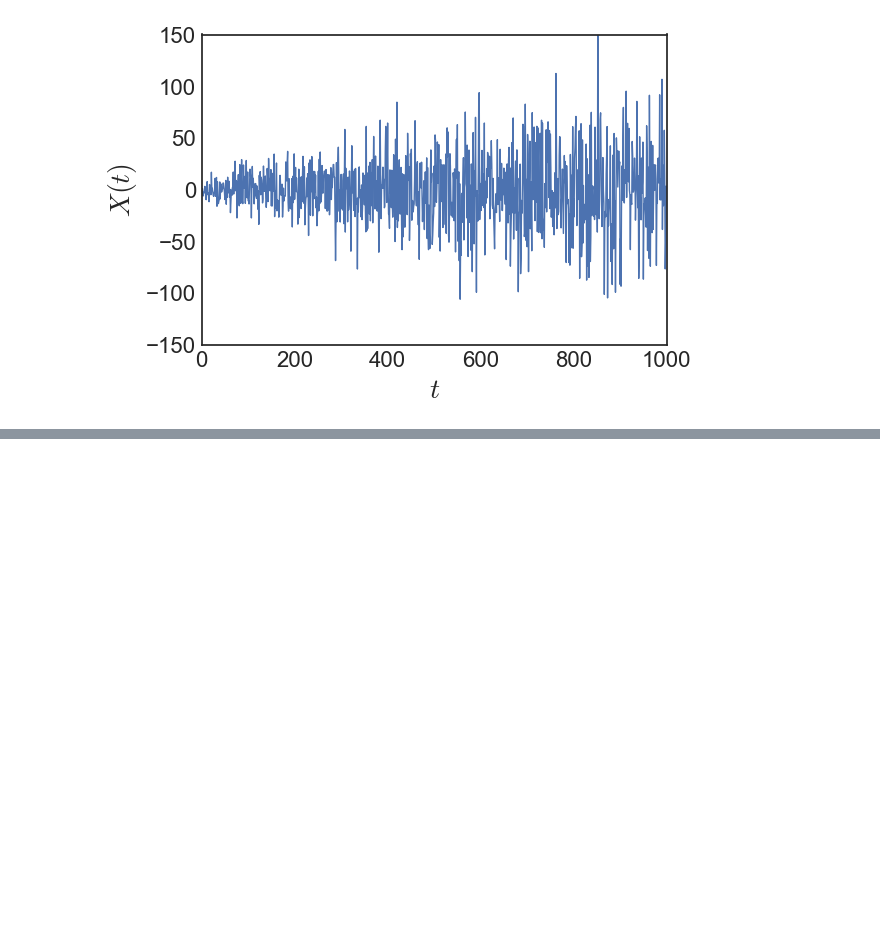
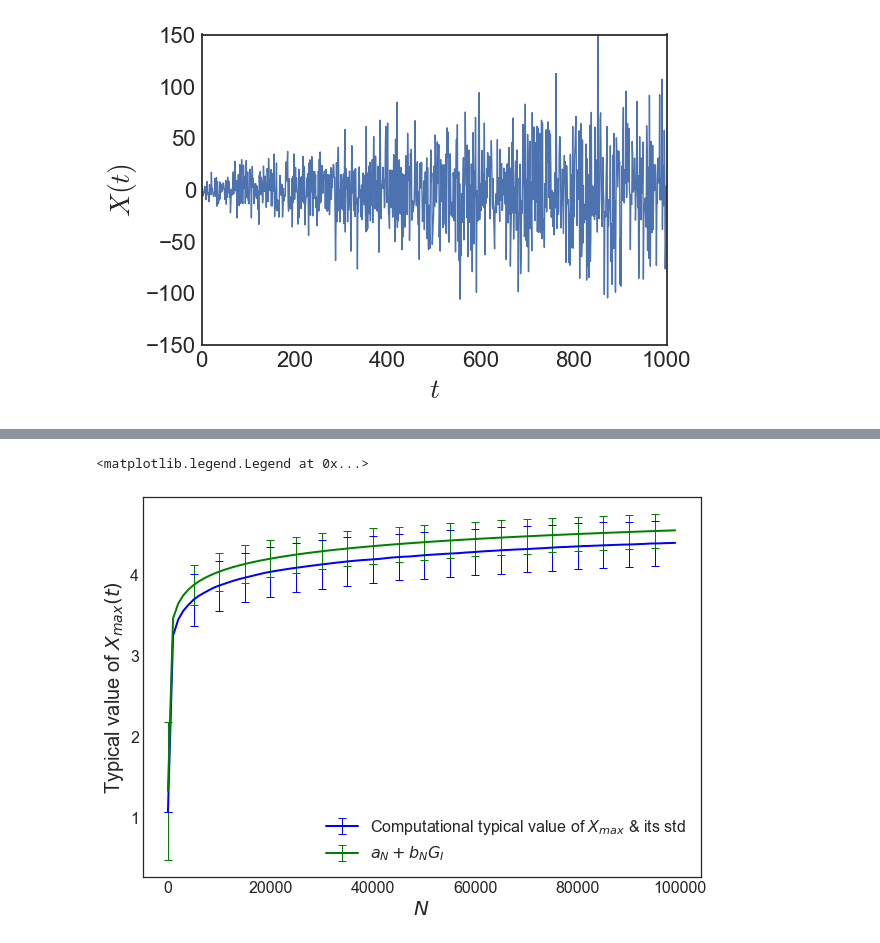
Before and after one commit to mkhm/ictp-spring-college-complex-systems-2018, a Jupyter notebook: evs-leader-brownian-particles.ipynb, the cells around one changed output, grey strips where cells are left out. Saved outputs shown, nothing was run; the diff lists cells and outputs as text; code cells hidden in the pictures; blank space fills up the shorter version.

```diff
--- a/evs-leader-brownian-particles.ipynb
+++ b/evs-leader-brownian-particles.ipynb
@@ -62,0 +121,15 @@ plt.legend(loc='best', fontsize=16)
+# %%
+%%time
+
+mu = 0
+D = 1
+N = 100000
+t = np.arange(N)
+t[:] = 1
+sigma = np.sqrt(2*D*t)
+sigma[:] = 1
+sigma[0] = 1
+
+n = 2000
+x = np.random.normal(mu, sigma, (n,N))
+# leader = x.max(axis=0)
@@ -62,0 +186,22 @@ plt.legend(loc='best', fontsize=16)
+# %%
+plt.figure(figsize=(10,7))
+plt.xticks(fontsize=16)
+plt.yticks(fontsize=16)
+plt.xlabel('$N$', fontsize=20)
+plt.ylabel('Typical value of $X_{max}(t)$', fontsize=20)
+plt.errorbar(NPlot, xmaxMeans, yerr=xmaxStds, label='Computational typical value of $X_{max}$ & its std',
+             fmt='b-', lw=2, capsize=4, elinewidth=1, errorevery=5)
+# plt.plot(range(0, N, step), xmaxMeans, 'k-', label='Computational typical value of $X_{max}$', lw=2)
+# plt.plot(np.sqrt(2*np.log(NN))*sigma, 'r-', label='Analytical leading term of $a_N$ for large $N$')
+# plt.plot(np.sqrt(2*np.log(NN))*sigma - sigma*np.log(np.log(NN))/np.sqrt(2*np.log(NN))/2, 'g-',
+#          label='Analytical 2-term $a_N$', lw=2)
+
+plt.errorbar(NPlot, np.sqrt(2*np.log(NPlot))*sigmaPlot-
+             sigmaPlot*np.log(np.log(NPlot))/np.sqrt(2*np.log(NPlot))/2,
+             yerr=sigmaPlot/np.sqrt(2*np.log(NPlot)), label='$a_N+b_N G_I$',
+             fmt='g-', lw=2, capsize=4, elinewidth=1, errorevery=5)
+
+plt.legend(loc='best', fontsize=16)
+# %% [output]
+<matplotlib.legend.Legend at 0x...>
+[figure, added]
```
Also changed, not shown: parts of 10 cells of this notebook.
